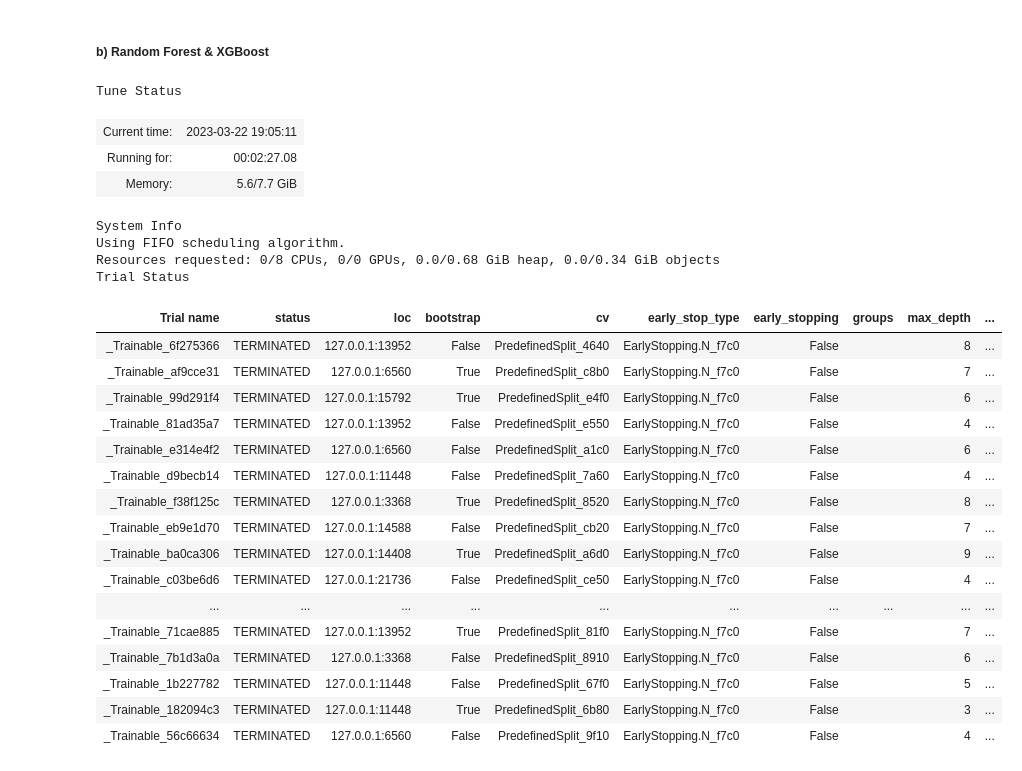
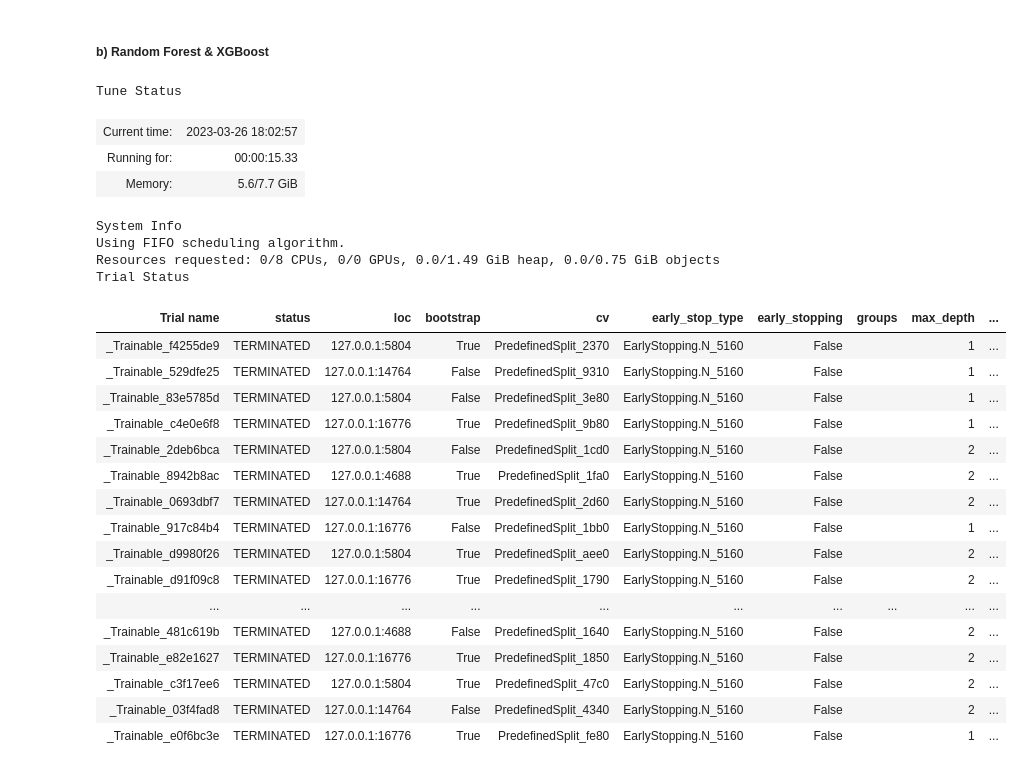
Before and after one commit to lassefschmidt/Network-Science_Challenge, a Jupyter notebook: 2_Link Prediction_Supervised.ipynb, the cells around one changed output. Saved outputs shown, nothing was run; the diff lists cells and outputs as text; code cells hidden in the pictures.

```diff
--- a/2_Link Prediction_Supervised.ipynb
+++ b/2_Link Prediction_Supervised.ipynb
@@ -83,7 +88,7 @@ plt.rc('figure', titlesize=BIGGER_SIZE)  # fontsize of the figure title
  train_tf, val_tf, trainval_tf,
  test, test_tf,
  X_train, y_train, X_val, y_val, X_trainval, y_trainval,
- X_test) = loadData.load_transform(testing_ratio = 0.2)
+ X_test) = loadData.load_transform(testing_ratio = 0.2, n2v_train=True)
 # %% [output]
 Number of positive edges for training: 4174
 Number of positive edges for validation: 1043
@@ -159,13 +166,14 @@ sns.pairplot(val_tf[["sim", "y"]], hue = "y")
 ### 3. Supervised Link Prediction
 # %%
 # prepare datasets for supervised methods, removing features highly correlated with target in train set but not in val set
-X_trainval_sv  =  X_trainval[[col for col in X_trainval.columns  if col not in ["CNC", "graph_distance"]]]
-X_train_sv  =  X_train[[col for col in X_train.columns  if col not in ["CNC", "graph_distance"]]]
-X_val_sv  =  X_val[[col for col in X_val.columns  if col not in ["CNC", "graph_distance"]]]
-X_test_sv  =  X_test[[col for col in X_test.columns  if col not in ["CNC", "graph_distance"]]]
+cols = ['JCC', 'AA', 'PA_log', 'SoI', 'HProm', 'root_pagerank']
+X_trainval_sv  =  X_trainval[[col for col in X_trainval.columns  if col in cols]]
+X_train_sv  =  X_train[[col for col in X_train.columns  if col in cols]]
+X_val_sv  =  X_val[[col for col in X_val.columns  if col in cols]]
+X_test_sv  =  X_test[[col for col in X_test.columns  if col in cols]]
 
 # preparing predifined cv split for sklearn
-val_fold = [0 if i in X_val.index else -1 for i in X_trainval.index]
+val_fold = [0 if i in X_val_sv.index else -1 for i in X_trainval_sv.index]
 ps = PredefinedSplit(val_fold)
 ps.get_n_splits()
 # %% [output]
@@ -203,21 +218,21 @@ dtype: int64
 # %%
 # search spaces
 rdForest_params = {
-                "n_estimators": tune.randint(10, 500),
-                "max_depth": tune.randint(3, 10),
+                "n_estimators": tune.randint(2, 10),
+                "max_depth": tune.randint(1, 3),
                 "min_samples_split": tune.choice([2, 5, 10]),
                 "min_samples_leaf": tune.choice([1, 2, 3, 4]),
-                "max_features": tune.uniform(0.5, 1),
+                "max_features": tune.uniform(0.2, 1),
                 "bootstrap": tune.choice([True, False])
             }
 
 XGBoost_params = {
-                "n_estimators": tune.randint(10, 500),
-                "max_depth": tune.randint(3, 10),
+                "n_estimators": tune.randint(2, 10),
+                "max_depth": tune.randint(1, 3),
                 "min_child_weight": tune.uniform(1, 10),
                 "colsample_bytree": tune.uniform(0.5, 1),
-                "subsample": tune.uniform(0.6,1),
-                "eta": tune.loguniform(1e-3, 1e-1)
+                "subsample": tune.uniform(0.2, 1),
+                "eta": tune.loguniform(1e-4, 1e-1)
             }
 
 # loading models
@@ -226,49 +241,55 @@ XGBoost_mdl = XGBClassifier()
 # %%
 # tuning RandomForestClassifier
 tune_search = TuneSearchCV(
     rdForest_mdl,
     rdForest_params,
     search_optimization="hyperopt",
-    n_trials=100,
+    n_trials=20,
     cv=ps,
     scoring='accuracy',
     early_stopping=False,
-    verbose=1
+    verbose=1,
+    return_train_score=True,
 )
 tune_search.fit(X_trainval_sv, y_trainval)
 
 # print tuning results
 print(f'The TuneSearchCV best hyperparameters : {tune_search.best_params_}')
 print(f'The TuneSearchCV best score : {tune_search.best_score_}')
 
 # performance on train set
-y_trainval_hat = tune_search.predict(X_trainval_sv)
-acc_train = accuracy_score(y_trainval, y_trainval_hat)
+y_trainval_hat = tune_search.best_estimator_.predict(X_trainval_sv)
+acc_trainval = accuracy_score(y_trainval, y_trainval_hat)
 
-print(f"Acc train: {acc_train}")
+# performance on val set
+y_val_hat = tune_search.best_estimator_.predict(X_val_sv)
+acc_val = accuracy_score(y_val, y_val_hat)
+
+print(f"Acc train: {acc_trainval}")
+print(f"Acc val: {acc_val}")
 # %% [output]
 Tune Status
-| Current time: | 2023-03-22 19:05:11 |
-| Running for: | 00:02:27.08 |
+| Current time: | 2023-03-26 18:02:57 |
+| Running for: | 00:00:15.33 |
 | Memory: | 5.6/7.7 GiB |
 System Info
 Using FIFO scheduling algorithm.
-Resources requested: 0/8 CPUs, 0/0 GPUs, 0.0/0.68 GiB heap, 0.0/0.34 GiB objects
+Resources requested: 0/8 CPUs, 0/0 GPUs, 0.0/1.49 GiB heap, 0.0/0.75 GiB objects
 Trial Status
 | Trial name | status | loc | bootstrap | cv | early_stop_type | early_stopping | groups | max_depth | ... |
-| _Trainable_6f275366 | TERMINATED | 127.0.0.1:13952 | False | PredefinedSplit_4640 | EarlyStopping.N_f7c0 | False |  | 8 | ... |
-| _Trainable_af9cce31 | TERMINATED | 127.0.0.1:6560 | True | PredefinedSplit_c8b0 | EarlyStopping.N_f7c0 | False |  | 7 | ... |
-| _Trainable_99d291f4 | TERMINATED | 127.0.0.1:15792 | True | PredefinedSplit_e4f0 | EarlyStopping.N_f7c0 | False |  | 6 | ... |
-| _Trainable_81ad35a7 | TERMINATED | 127.0.0.1:13952 | False | PredefinedSplit_e550 | EarlyStopping.N_f7c0 | False |  | 4 | ... |
-| _Trainable_e314e4f2 | TERMINATED | 127.0.0.1:6560 | False | PredefinedSplit_a1c0 | EarlyStopping.N_f7c0 | False |  | 6 | ... |
-| _Trainable_d9becb14 | TERMINATED | 127.0.0.1:11448 | False | PredefinedSplit_7a60 | EarlyStopping.N_f7c0 | False |  | 4 | ... |
-| _Trainable_f38f125c | TERMINATED | 127.0.0.1:3368 | True | PredefinedSplit_8520 | EarlyStopping.N_f7c0 | False |  | 8 | ... |
-| _Trainable_eb9e1d70 | TERMINATED | 127.0.0.1:14588 | False | PredefinedSplit_cb20 | EarlyStopping.N_f7c0 | False |  | 7 | ... |
-| _Trainable_ba0ca306 | TERMINATED | 127.0.0.1:14408 | True | PredefinedSplit_a6d0 | EarlyStopping.N_f7c0 | False |  | 9 | ... |
-| _Trainable_c03be6d6 | TERMINATED | 127.0.0.1:21736 | False | PredefinedSplit_ce50 | EarlyStopping.N_f7c0 | False |  | 4 | ... |
+| _Trainable_f4255de9 | TERMINATED | 127.0.0.1:5804 | True | PredefinedSplit_2370 | EarlyStopping.N_5160 | False |  | 1 | ... |
+| _Trainable_529dfe25 | TERMINATED | 127.0.0.1:14764 | False | PredefinedSplit_9310 | EarlyStopping.N_5160 | False |  | 1 | ... |
+| _Trainable_83e5785d | TERMINATED | 127.0.0.1:5804 | False | PredefinedSplit_3e80 | EarlyStopping.N_5160 | False |  | 1 | ... |
+| _Trainable_c4e0e6f8 | TERMINATED | 127.0.0.1:16776 | True | PredefinedSplit_9b80 | EarlyStopping.N_5160 | False |  | 1 | ... |
+| _Trainable_2deb6bca | TERMINATED | 127.0.0.1:5804 | False | PredefinedSplit_1cd0 | EarlyStopping.N_5160 | False |  | 2 | ... |
+| _Trainable_8942b8ac | TERMINATED | 127.0.0.1:4688 | True | PredefinedSplit_1fa0 | EarlyStopping.N_5160 | False |  | 2 | ... |
+| _Trainable_0693dbf7 | TERMINATED | 127.0.0.1:14764 | True | PredefinedSplit_2d60 | EarlyStopping.N_5160 | False |  | 2 | ... |
+| _Trainable_917c84b4 | TERMINATED | 127.0.0.1:16776 | False | PredefinedSplit_1bb0 | EarlyStopping.N_5160 | False |  | 1 | ... |
+| _Trainable_d9980f26 | TERMINATED | 127.0.0.1:5804 | True | PredefinedSplit_aee0 | EarlyStopping.N_5160 | False |  | 2 | ... |
+| _Trainable_d91f09c8 | TERMINATED | 127.0.0.1:16776 | True | PredefinedSplit_1790 | EarlyStopping.N_5160 | False |  | 2 | ... |
 | ... | ... | ... | ... | ... | ... | ... | ... | ... | ... |
-| _Trainable_71cae885 | TERMINATED | 127.0.0.1:13952 | True | PredefinedSplit_81f0 | EarlyStopping.N_f7c0 | False |  | 7 | ... |
-| _Trainable_7b1d3a0a | TERMINATED | 127.0.0.1:3368 | False | PredefinedSplit_8910 | EarlyStopping.N_f7c0 | False |  | 6 | ... |
-| _Trainable_1b227782 | TERMINATED | 127.0.0.1:11448 | False | PredefinedSplit_67f0 | EarlyStopping.N_f7c0 | False |  | 5 | ... |
-| _Trainable_182094c3 | TERMINATED | 127.0.0.1:11448 | True | PredefinedSplit_6b80 | EarlyStopping.N_f7c0 | False |  | 3 | ... |
-| _Trainable_56c66634 | TERMINATED | 127.0.0.1:6560 | False | PredefinedSplit_9f10 | EarlyStopping.N_f7c0 | False |  | 4 | ... |
+| _Trainable_481c619b | TERMINATED | 127.0.0.1:4688 | False | PredefinedSplit_1640 | EarlyStopping.N_5160 | False |  | 2 | ... |
+| _Trainable_e82e1627 | TERMINATED | 127.0.0.1:16776 | True | PredefinedSplit_1850 | EarlyStopping.N_5160 | False |  | 2 | ... |
+| _Trainable_c3f17ee6 | TERMINATED | 127.0.0.1:5804 | True | PredefinedSplit_47c0 | EarlyStopping.N_5160 | False |  | 2 | ... |
+| _Trainable_03f4fad8 | TERMINATED | 127.0.0.1:14764 | False | PredefinedSplit_4340 | EarlyStopping.N_5160 | False |  | 2 | ... |
+| _Trainable_e0f6bc3e | TERMINATED | 127.0.0.1:16776 | True | PredefinedSplit_fe80 | EarlyStopping.N_5160 | False |  | 1 | ... |
```
Also changed, not shown: parts of 16 cells of this notebook, 1 other file.
